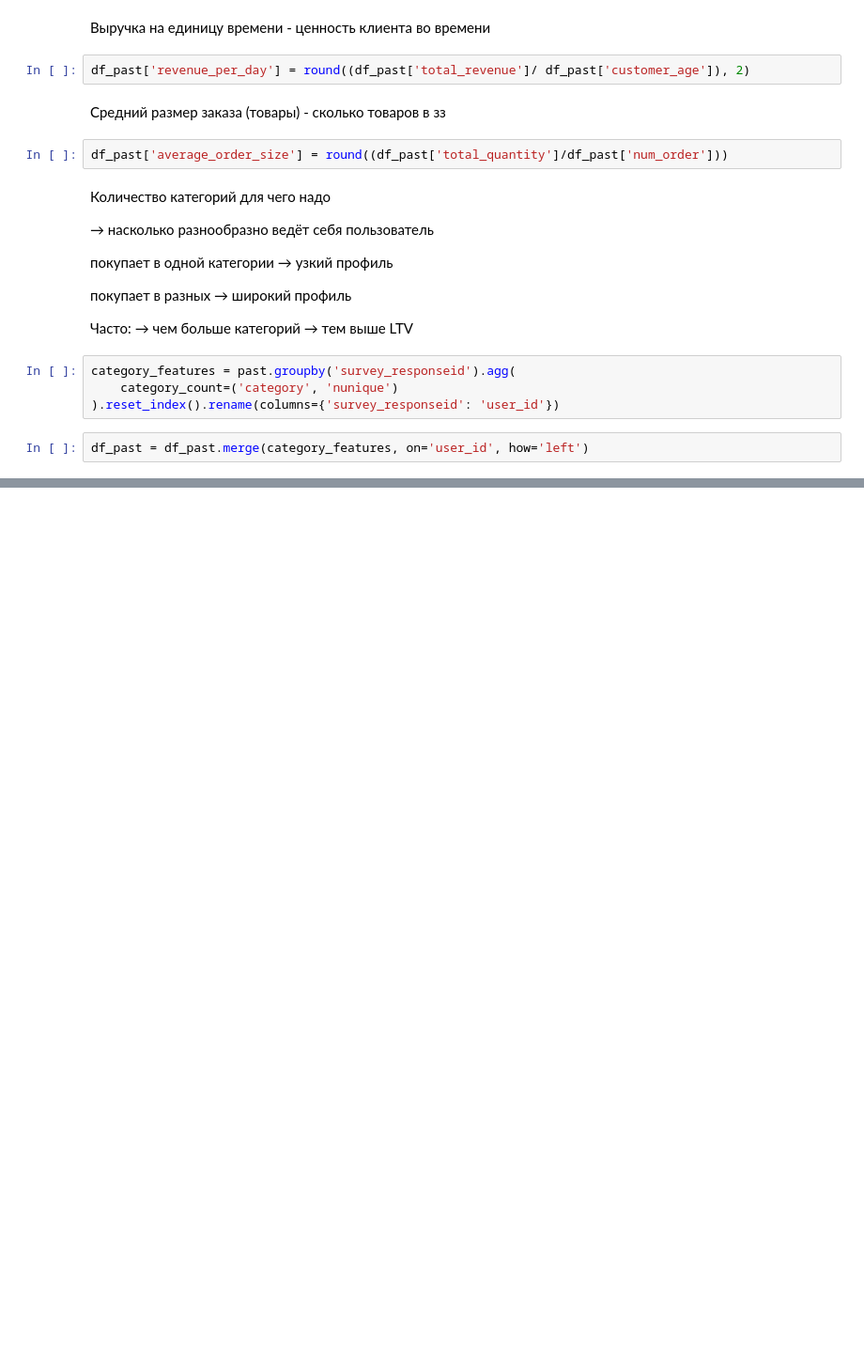
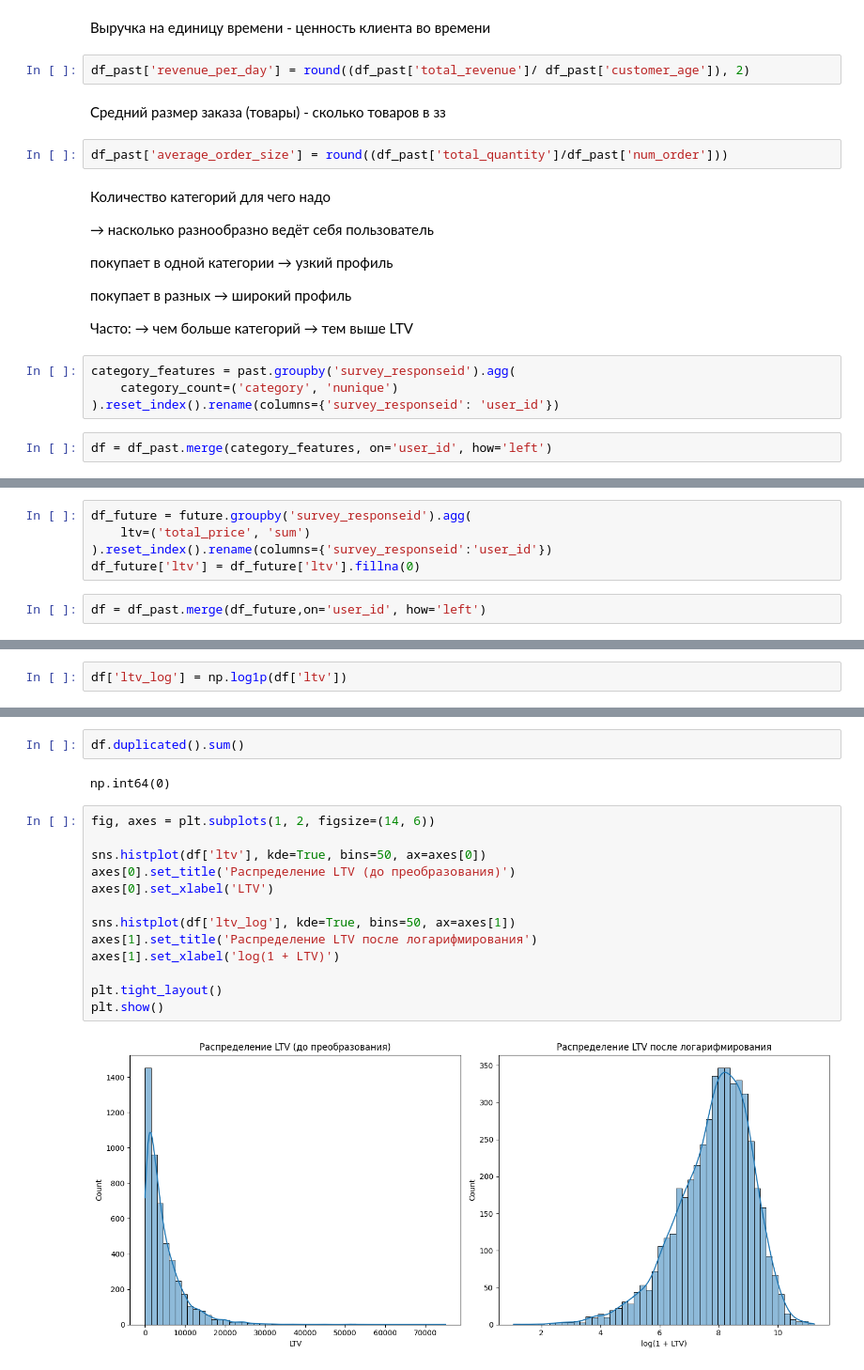
Before and after one commit to arlinrus/vkr, a Jupyter notebook: diplom.ipynb, the cells around one changed output, grey strips where cells are left out. Shown at 94% size. Cells and saved outputs as stored; diff of their text form; blank space fills up the shorter version.

```diff
--- a/diplom.ipynb
+++ b/diplom.ipynb
@@ -476,4 +446,4 @@ category_features = past.groupby('survey_responseid').agg(
     category_count=('category', 'nunique')
 ).reset_index().rename(columns={'survey_responseid': 'user_id'})
 # %%
-df_past = df_past.merge(category_features, on='user_id', how='left')
+df = df_past.merge(category_features, on='user_id', how='left')
@@ -495,0 +452,7 @@ df_past
+# %%
+df_future = future.groupby('survey_responseid').agg(
+    ltv=('total_price', 'sum')
+).reset_index().rename(columns={'survey_responseid':'user_id'})
+df_future['ltv'] = df_future['ltv'].fillna(0)
+# %%
+df = df_past.merge(df_future,on='user_id', how='left')
@@ -495,0 +461,2 @@ df_past
+# %%
+df['ltv_log'] = np.log1p(df['ltv'])
@@ -495,0 +490,19 @@ df_past
+# %%
+df.duplicated().sum()
+# %% [output]
+np.int64(0)
+# %%
+fig, axes = plt.subplots(1, 2, figsize=(14, 6))
+
+sns.histplot(df['ltv'], kde=True, bins=50, ax=axes[0])
+axes[0].set_title('Распределение LTV (до преобразования)')
+axes[0].set_xlabel('LTV')
+
+sns.histplot(df['ltv_log'], kde=True, bins=50, ax=axes[1])
+axes[1].set_title('Распределение LTV после логарифмирования')
+axes[1].set_xlabel('log(1 + LTV)')
+
+plt.tight_layout()
+plt.show()
+# %% [output]
+[figure, added]
```
Also changed, not shown: parts of 12 cells of this notebook.
